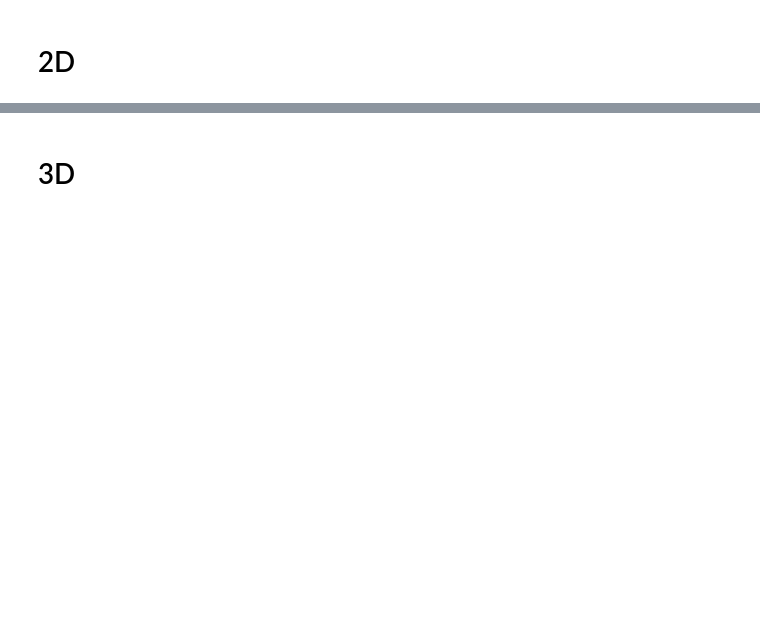
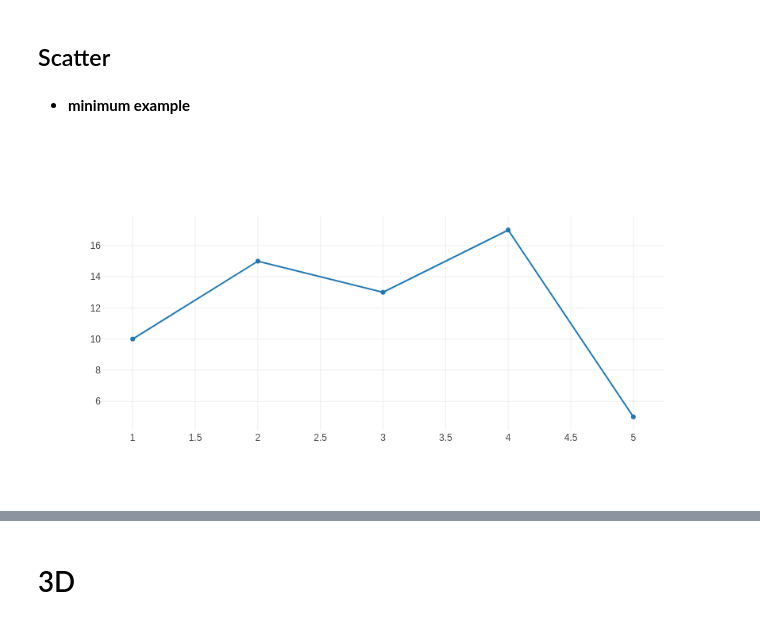
Before and after one commit to fkubota/notebook, a Jupyter notebook: 02_plotly.ipynb, the cells around one changed output, grey strips where cells are left out. Drawn from its saved outputs; the diff is of its cells as text; code cells hidden in the pictures; blank space fills up the shorter version.

```diff
--- a/02_plotly.ipynb
+++ b/02_plotly.ipynb
@@ -6,2 +61,13 @@ import plotly.graph_objs as go
 # %% [markdown]
-# 2D
+## Scatter
+# %% [markdown]
+- **minimum example**
+# %%
+x=[1, 2, 3, 4, 5]
+y=[10, 15, 13, 17, 5]
+
+trace = go.Scatter(x=x, y=y)
+
+iplot([trace])
+# %% [output]
+[figure, added]
```
Also changed, not shown: parts of 31 cells of this notebook, 7 other files.
